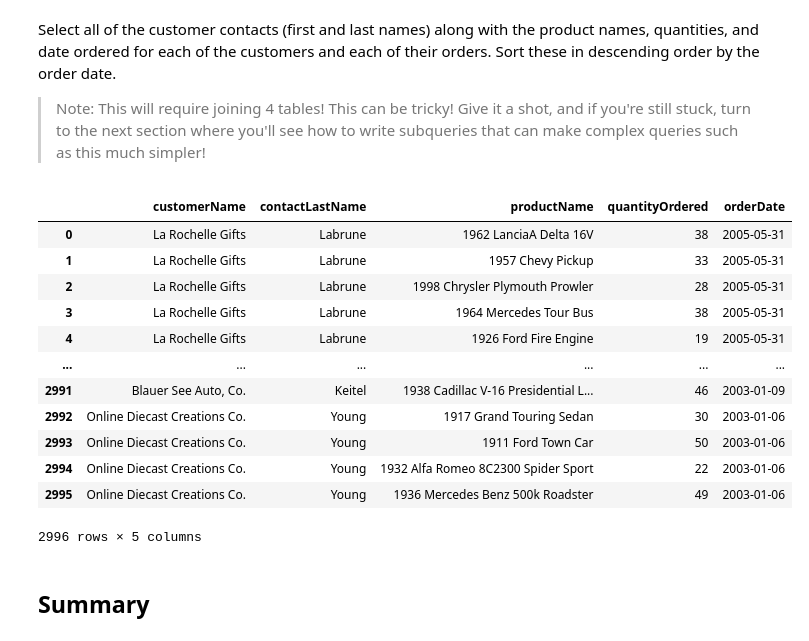
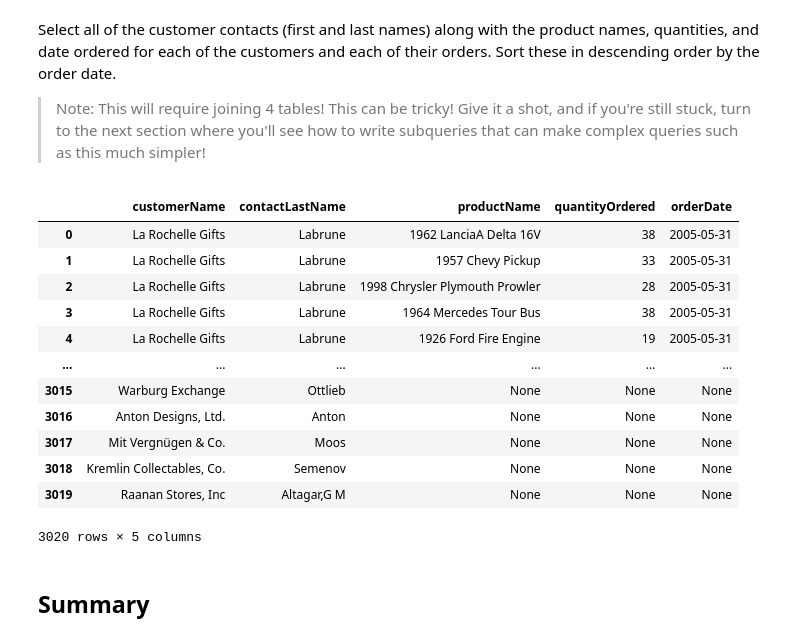
Before and after one commit to mercy-gh/SQL-Phase2, a Jupyter notebook: dsc-one-to-many-and-many-to-many-joins-lab-index.ipynb, the cells around one changed output. Saved outputs shown, nothing was run; the diff lists cells and outputs as text; code cells hidden in the pictures.

```diff
--- a/dsc-one-to-many-and-many-to-many-joins-lab-index.ipynb
+++ b/dsc-one-to-many-and-many-to-many-joins-lab-index.ipynb
@@ -114,27 +114,27 @@ Select all of the customer contacts (first and last names) along with the produc
 # %%
 # Your code here
 pd.read_sql("""
             SELECT customerName, contactLastName, productName, quantityOrdered, orderDate
             FROM customers
-            JOIN orders USING(customerNumber)
-            JOIN orderdetails USING(orderNumber)
-            JOIN products USING(productCode)
+            LEFT JOIN orders USING(customerNumber)
+            LEFT JOIN orderdetails USING(orderNumber)
+            LEFT JOIN products USING(productCode)
             ORDER BY orderDate DESC
             """, conn)
 # %% [output]
 |  | customerName | contactLastName | productName | quantityOrdered | orderDate |
 | 0 | La Rochelle Gifts | Labrune | 1962 LanciaA Delta 16V | 38 | 2005-05-31 |
 | 1 | La Rochelle Gifts | Labrune | 1957 Chevy Pickup | 33 | 2005-05-31 |
 | 2 | La Rochelle Gifts | Labrune | 1998 Chrysler Plymouth Prowler | 28 | 2005-05-31 |
 | 3 | La Rochelle Gifts | Labrune | 1964 Mercedes Tour Bus | 38 | 2005-05-31 |
 | 4 | La Rochelle Gifts | Labrune | 1926 Ford Fire Engine | 19 | 2005-05-31 |
 | ... | ... | ... | ... | ... | ... |
-| 2991 | Blauer See Auto, Co. | Keitel | 1938 Cadillac V-16 Presidential L... | 46 | 2003-01-09 |
-| 2992 | Online Diecast Creations Co. | Young | 1917 Grand Touring Sedan | 30 | 2003-01-06 |
-| 2993 | Online Diecast Creations Co. | Young | 1911 Ford Town Car | 50 | 2003-01-06 |
-| 2994 | Online Diecast Creations Co. | Young | 1932 Alfa Romeo 8C2300 Spider Sport | 22 | 2003-01-06 |
-| 2995 | Online Diecast Creations Co. | Young | 1936 Mercedes Benz 500k Roadster | 49 | 2003-01-06 |
+| 3015 | Warburg Exchange | Ottlieb | None | None | None |
+| 3016 | Anton Designs, Ltd. | Anton | None | None | None |
+| 3017 | Mit Vergnügen & Co. | Moos | None | None | None |
+| 3018 | Kremlin Collectables, Co. | Semenov | None | None | None |
+| 3019 | Raanan Stores, Inc | Altagar,G M | None | None | None |
-2996 rows × 5 columns
+3020 rows × 5 columns
 # %% [markdown]
 ## Summary
 # %% [markdown]
```
Also changed, not shown: parts of 1 cell of this notebook, 5 other files.
